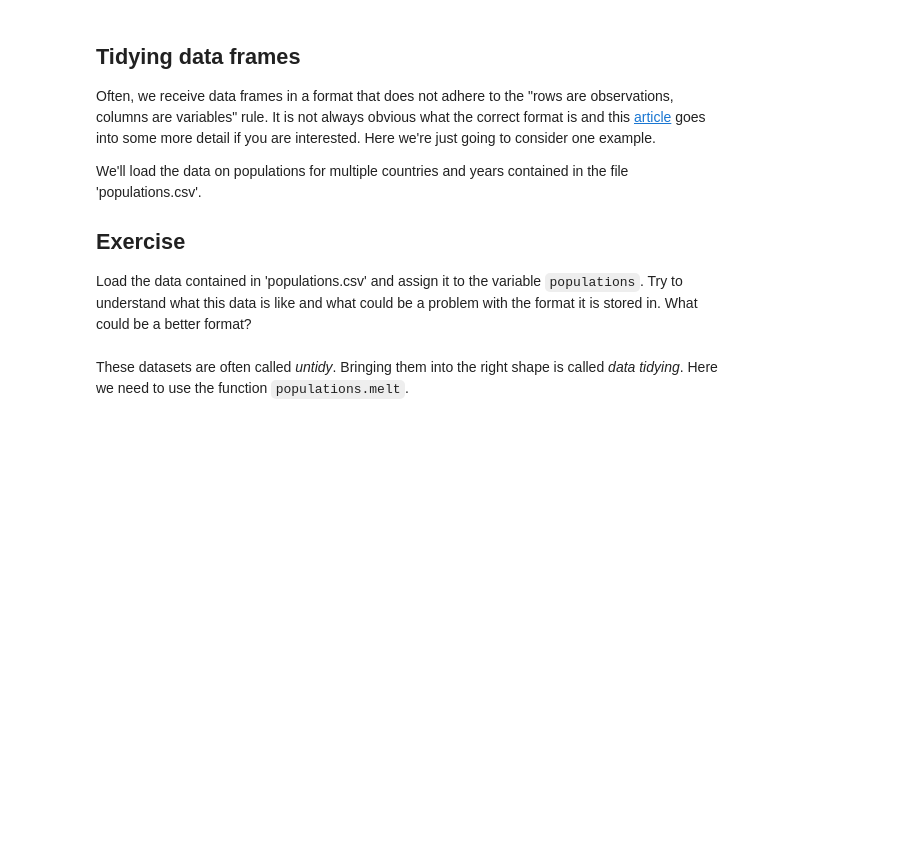
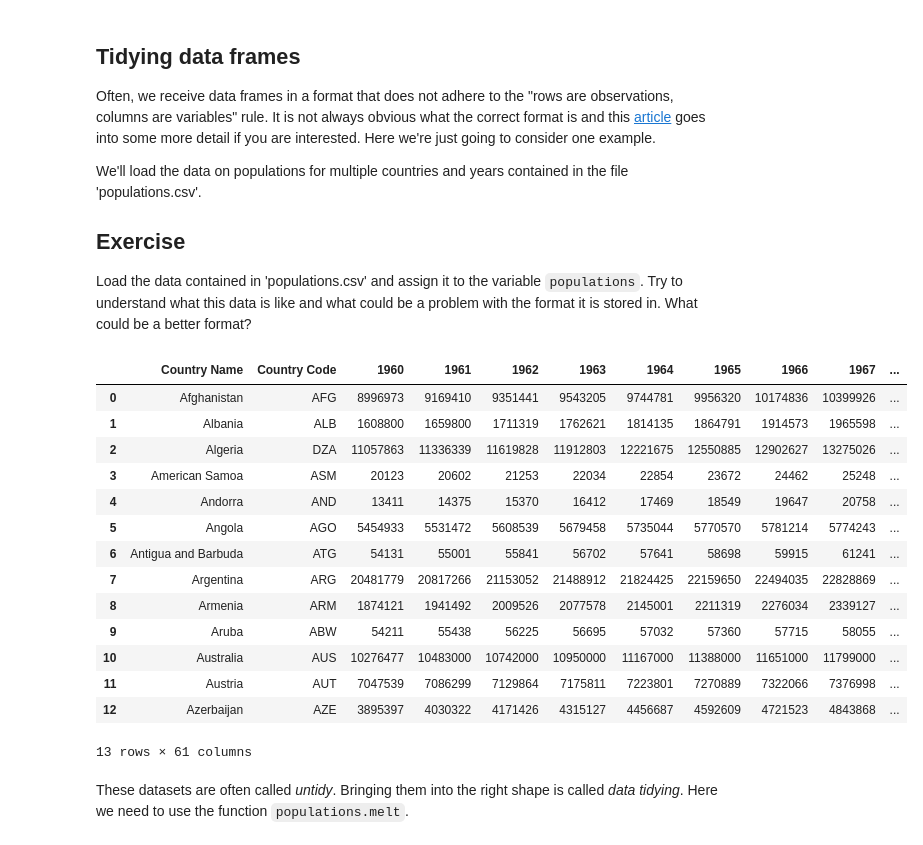
Before and after one commit to Columbia-Neuropythonistas/IntroPythonForNeuroscientists2022, a Jupyter notebook: Week06_Pandas/pfn-6.ipynb, the cells around one changed output. Saved outputs shown, nothing was run; the diff lists cells and outputs as text; code cells hidden in the pictures; blank space fills up the shorter version.

```diff
--- a/Week06_Pandas/pfn-6.ipynb
+++ b/Week06_Pandas/pfn-6.ipynb
@@ -262,5 +299,25 @@ We'll load the data on populations for multiple countries and years contained in
 Load the data contained in 'populations.csv' and assign it to the variable `populations`. Try to understand what this data is like and what could be a problem with the format it is stored in. What could be a better format?
 # %%
 # Load the file
+populations = pd.read_csv('populations.csv')
+# %%
+populations = populations.drop(columns='Unnamed: 0')
+populations
+# %% [output]
+|  | Country Name | Country Code | 1960 | 1961 | 1962 | 1963 | 1964 | 1965 | 1966 | 1967 | ... |
+| 0 | Afghanistan | AFG | 8996973 | 9169410 | 9351441 | 9543205 | 9744781 | 9956320 | 10174836 | 10399926 | ... |
+| 1 | Albania | ALB | 1608800 | 1659800 | 1711319 | 1762621 | 1814135 | 1864791 | 1914573 | 1965598 | ... |
+| 2 | Algeria | DZA | 11057863 | 11336339 | 11619828 | 11912803 | 12221675 | 12550885 | 12902627 | 13275026 | ... |
+| 3 | American Samoa | ASM | 20123 | 20602 | 21253 | 22034 | 22854 | 23672 | 24462 | 25248 | ... |
+| 4 | Andorra | AND | 13411 | 14375 | 15370 | 16412 | 17469 | 18549 | 19647 | 20758 | ... |
+| 5 | Angola | AGO | 5454933 | 5531472 | 5608539 | 5679458 | 5735044 | 5770570 | 5781214 | 5774243 | ... |
+| 6 | Antigua and Barbuda | ATG | 54131 | 55001 | 55841 | 56702 | 57641 | 58698 | 59915 | 61241 | ... |
+| 7 | Argentina | ARG | 20481779 | 20817266 | 21153052 | 21488912 | 21824425 | 22159650 | 22494035 | 22828869 | ... |
+| 8 | Armenia | ARM | 1874121 | 1941492 | 2009526 | 2077578 | 2145001 | 2211319 | 2276034 | 2339127 | ... |
+| 9 | Aruba | ABW | 54211 | 55438 | 56225 | 56695 | 57032 | 57360 | 57715 | 58055 | ... |
+| 10 | Australia | AUS | 10276477 | 10483000 | 10742000 | 10950000 | 11167000 | 11388000 | 11651000 | 11799000 | ... |
+| 11 | Austria | AUT | 7047539 | 7086299 | 7129864 | 7175811 | 7223801 | 7270889 | 7322066 | 7376998 | ... |
+| 12 | Azerbaijan | AZE | 3895397 | 4030322 | 4171426 | 4315127 | 4456687 | 4592609 | 4721523 | 4843868 | ... |
+13 rows × 61 columns
 # %% [markdown]
 These datasets are often called *untidy*. Bringing them into the right shape is called *data tidying*. Here we need to use the function `populations.melt`.
```
Also changed, not shown: parts of 24 cells of this notebook, 3 other files.
